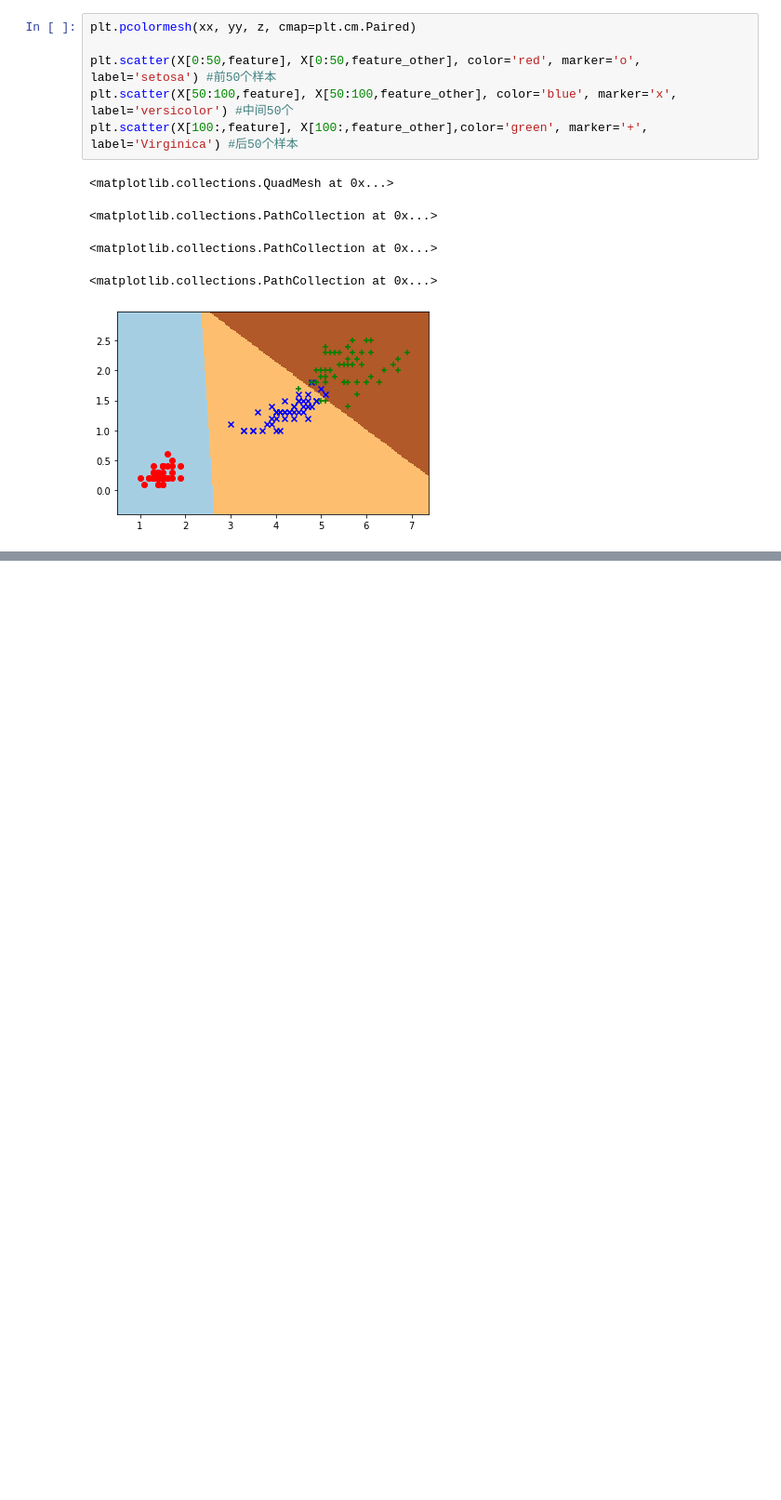
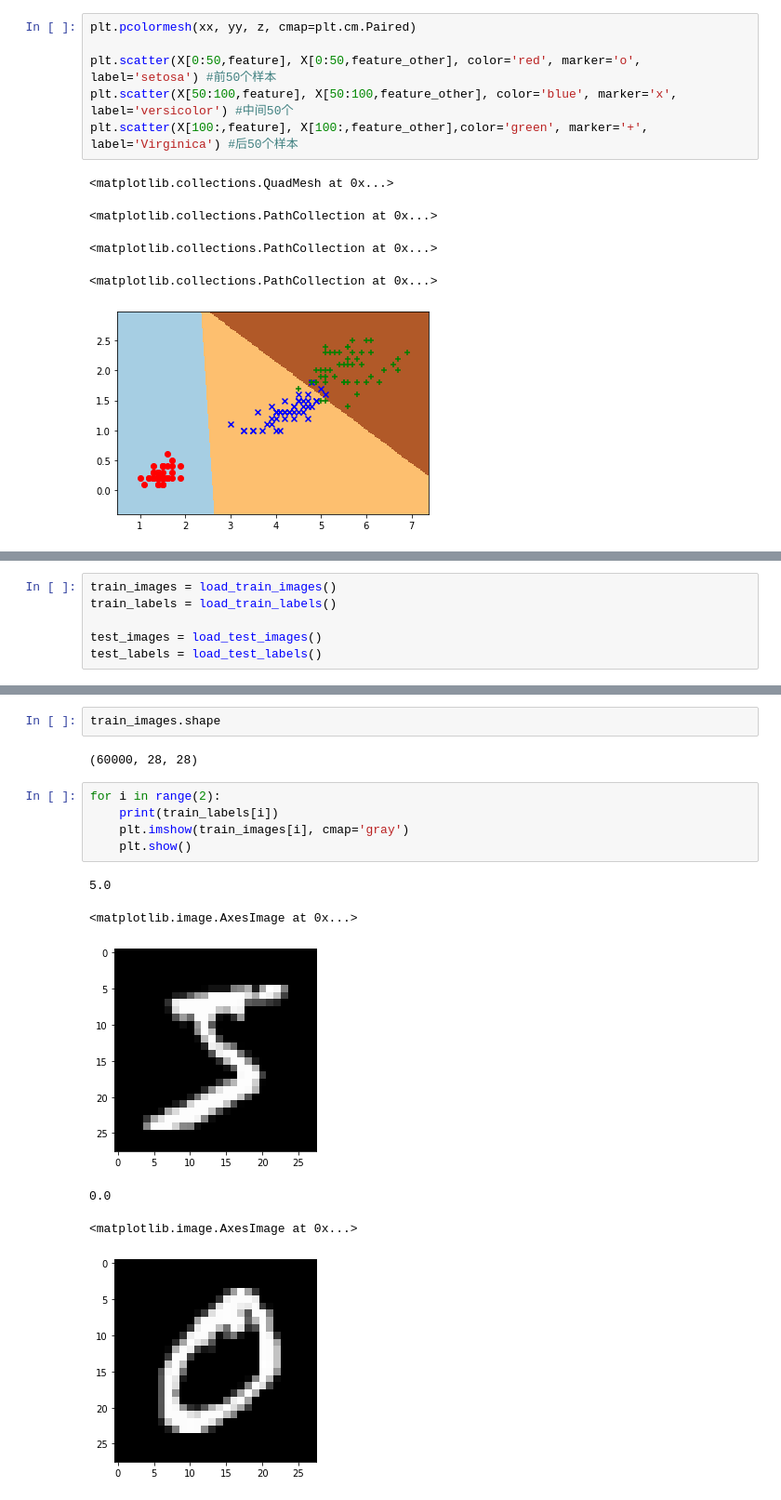
Before and after one commit to longfengpili/ML_algorithm_engineer_camp, a Jupyter notebook: 第三章、逻辑回归.ipynb, the cells around one changed output, grey strips where cells are left out. Shown at 93% size. Saved outputs shown, nothing was run; the diff lists cells and outputs as text; blank space fills up the shorter version.

```diff
--- a/第三章、逻辑回归.ipynb
+++ b/第三章、逻辑回归.ipynb
@@ -430,0 +438,6 @@ plt.scatter(X[100:,feature], X[100:,feature_other],color='green', marker='+', la
+# %%
+train_images = load_train_images()
+train_labels = load_train_labels()
+
+test_images = load_test_images()
+test_labels = load_test_labels()
@@ -430,0 +462,16 @@ plt.scatter(X[100:,feature], X[100:,feature_other],color='green', marker='+', la
+# %%
+train_images.shape
+# %% [output]
+(60000, 28, 28)
+# %%
+for i in range(2):
+    print(train_labels[i])
+    plt.imshow(train_images[i], cmap='gray')
+    plt.show()
+# %% [output]
+5.0
+<matplotlib.image.AxesImage at 0x...>
+[figure, added]
+0.0
+<matplotlib.image.AxesImage at 0x...>
+[figure, added]
```
Also changed, not shown: parts of 10 cells of this notebook, 6 other files.
